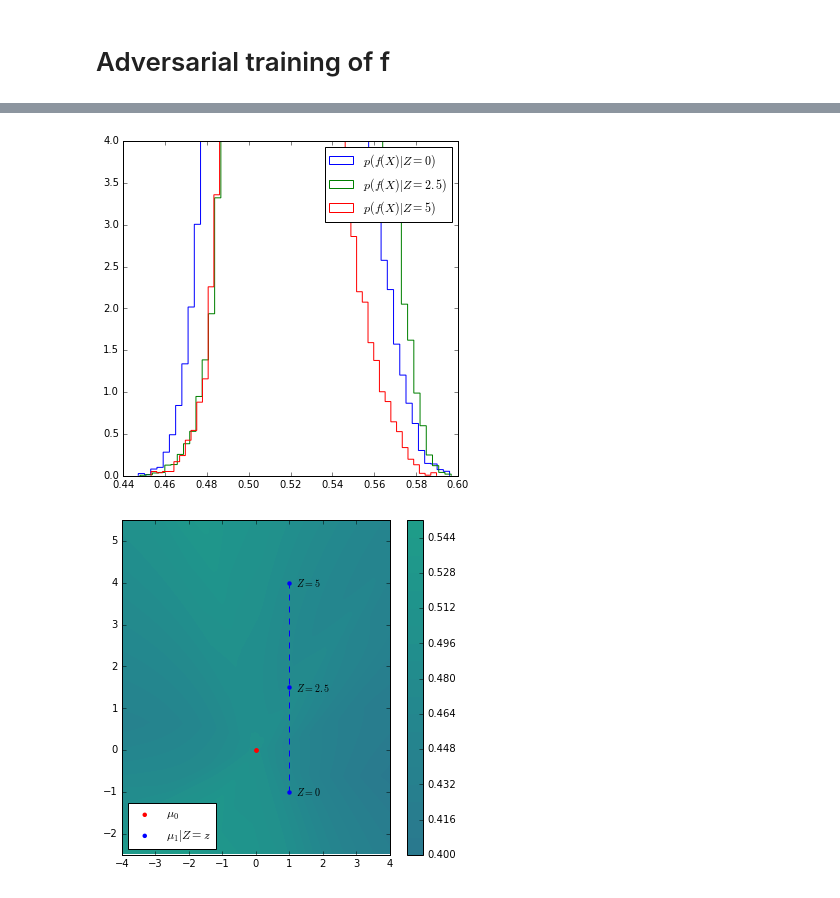
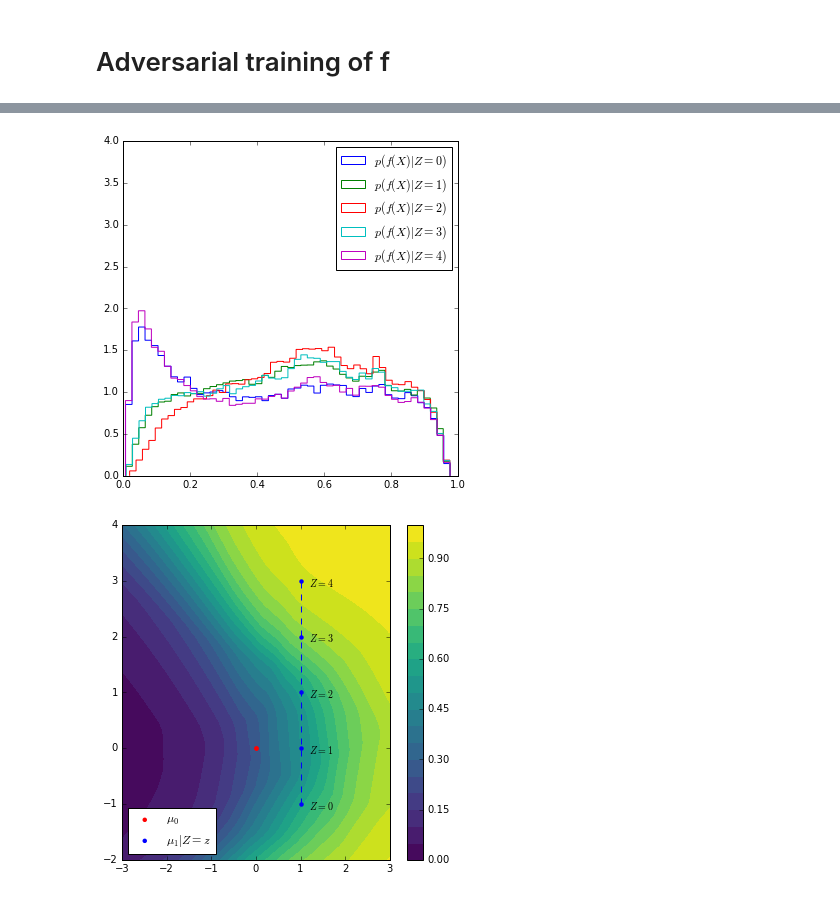
Before and after one commit to glouppe/paper-learning-to-pivot, a Jupyter notebook: code/Toy.ipynb, the cells around one changed output, grey strips where cells are left out. Cells and saved outputs as stored; diff of their text form; code cells hidden in the pictures.

Commit message:
better figures

```diff
--- a/code/Toy.ipynb
+++ b/code/Toy.ipynb
@@ -12,8 +12,8 @@ from carl.distributions import Mixture, MultivariateNormal
 
 p = MultivariateNormal(mu=np.array([0., 0.]), sigma=np.eye(2))
 q0 = MultivariateNormal(mu=np.array([1., -1.]), sigma=np.eye(2))
-q1 = MultivariateNormal(mu=np.array([1., 1.5]), sigma=np.eye(2))
-q2 = MultivariateNormal(mu=np.array([1., 4.]), sigma=np.eye(2))
+q1 = MultivariateNormal(mu=np.array([1., 1]), sigma=np.eye(2))
+q2 = MultivariateNormal(mu=np.array([1., 3.]), sigma=np.eye(2))
 q_full = Mixture(components=[q0, q1, q2])
 # %%
 from keras.utils import np_utils
@@ -352,19 +352,19 @@ def plot_losses(i, losses):
     plt.axhline(y=min_Lf, ls="dashed")
     values = np.array(losses["L_f"])
     plt.plot(range(len(values)), values, label=r"$L_f$", color="blue")
-    plt.legend(loc="upper right", prop={'size': 9})
+    plt.legend(loc="upper right")
 
     ax2 = plt.subplot(312, sharex=ax1)
     plt.axhline(y=min_Lr, ls="dashed")
     values = np.array(losses["L_r"]) / lam
     plt.plot(range(len(values)), values, label=r"$L_r$", color="green")
-    plt.legend(loc="upper right", prop={'size': 9})
+    plt.legend(loc="upper right")
 
     ax3 = plt.subplot(313, sharex=ax1)
     plt.axhline(y=min_Lf - lam*min_Lr, ls="dashed")
     values = np.array(losses["L_f - L_r"])
     plt.plot(range(len(values)), values, label=r"$L_f - \lambda L_r$", color="red")
-    plt.legend(loc="upper right", prop={'size': 9})
+    plt.legend(loc="upper right")
 
     plt.show()
 # %%
@@ -464,12 +464,12 @@ print(mean_entropy_f)
 
 # Continuous nuisance
 # %%
-np.random.seed = 1234
+np.random.seed = 777
 from carl.distributions import Mixture, MultivariateNormal, Uniform
 
 p0 = MultivariateNormal(mu=np.array([0., 0.]), sigma=np.eye(2))
 p1 = MultivariateNormal(mu=np.array([1., -1.]), sigma=np.eye(2))
-pz = Uniform(low=0, high=5.0)
+pz = Uniform(low=0, high=4.0)
 # %%
 n_samples = 50000
 
@@ -628,11 +647,13 @@ def make_X(n_samples, z):
     return X
 
 plt.hist(1. - D.predict(make_X(50000, z=0)), bins=50, normed=1, histtype="step", label="$p(f(X)|Z=0)$")
-plt.hist(1. - D.predict(make_X(50000, z=2.5)), bins=50, normed=1, histtype="step", label="$p(f(X)|Z=2.5)$")
-plt.hist(1. - D.predict(make_X(50000, z=5)), bins=50, normed=1, histtype="step", label="$p(f(X)|Z=5)$")
+plt.hist(1. - D.predict(make_X(50000, z=1)), bins=50, normed=1, histtype="step", label="$p(f(X)|Z=1)$")
+plt.hist(1. - D.predict(make_X(50000, z=2)), bins=50, normed=1, histtype="step", label="$p(f(X)|Z=2)$")
+plt.hist(1. - D.predict(make_X(50000, z=3)), bins=50, normed=1, histtype="step", label="$p(f(X)|Z=3)$")
+plt.hist(1. - D.predict(make_X(50000, z=4)), bins=50, normed=1, histtype="step", label="$p(f(X)|Z=4)$")
 plt.legend(loc="best")
 plt.ylim(0,4)
 plt.savefig("f-plain.pdf")
 plt.show()
 # %% [output]
-[figure, old version]
+[figure, new version]
@@ -641,31 +660,35 @@ min_Lf = D.evaluate(X_valid, y_valid)
 # %%
 X_test = np.random.rand(25000, 2)
 X_test[:, 0] *= 10.
 X_test[:, 0] -= 5.
 X_test[:, 1] *= 10.
 X_test[:, 1] -= 2.5
 y_pred = D.predict(X_test).ravel()
 
 from matplotlib.mlab import griddata
-xi = np.linspace(-4., 4., 100)
-yi = np.linspace(-2.5, 5.5, 200)
+xi = np.linspace(-3., 3., 100)
+yi = np.linspace(-2, 4, 200)
 zi = griddata(X_test[:, 0], X_test[:, 1], y_pred, xi, yi, interp="linear")
 CS = plt.contourf(xi, yi, zi, 20, cmap=plt.cm.viridis,
                   vmax=1.0, vmin=0.0)
 plt.colorbar()
 plt.scatter([0], [0], c="red", linewidths=0, label=r"$\mu_0$")
 plt.scatter([1], [-1], c="blue", linewidths=0, label=r"$\mu_1|Z=z$")
-plt.scatter([1], [-1+2.5], c="blue", linewidths=0)
-plt.scatter([1], [4], c="blue", linewidths=0)
+plt.scatter([1], [0], c="blue", linewidths=0)
+plt.scatter([1], [1], c="blue", linewidths=0)
+plt.scatter([1], [2], c="blue", linewidths=0)
+plt.scatter([1], [3], c="blue", linewidths=0)
 plt.scatter([0], [0], c="red", linewidths=0)
-plt.vlines(1, -1, 4, color="blue", linestyles="dashed")
+plt.vlines(1, -1, 3, color="blue", linestyles="dashed")
 plt.text(1.2, -1-0.1, "$Z=0$", color="k")
-plt.text(1.2, 4-0.1, "$Z=5$", color="k")
-plt.text(1.2, -1+2.5-0.1, "$Z=2.5$", color="k")
-plt.xlim(-4,4)
-plt.ylim(-2.5,5.5)
+plt.text(1.2, -1+1-0.1, "$Z=1$", color="k")
+plt.text(1.2, -1+2-0.1, "$Z=2$", color="k")
+plt.text(1.2, -1+3-0.1, "$Z=3$", color="k")
+plt.text(1.2, 3-0.1, "$Z=4$", color="k")
+plt.xlim(-3,3)
+plt.ylim(-2,4)
 plt.legend(loc="lower left", scatterpoints=1)
 plt.savefig("surface-plain.pdf")
 plt.show()
 # %% [output]
-[figure, old version]
+[figure, new version]
```
Also changed, not shown: parts of 41 cells of this notebook, 7 other files.
